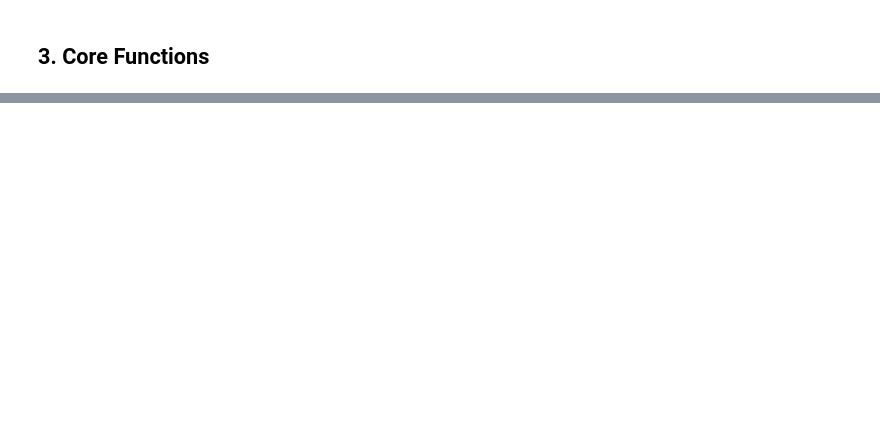
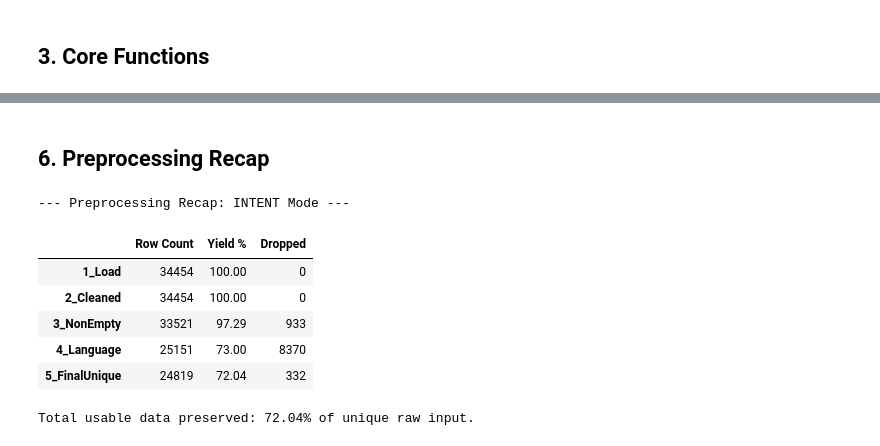
Before and after one commit to meryrahou/UnthAI, a Jupyter notebook: preprocessing_pipeline.ipynb, the cells around one changed output, grey strips where cells are left out. Saved outputs shown, nothing was run; the diff lists cells and outputs as text; code cells hidden in the pictures; blank space fills up the shorter version.

```diff
--- a/preprocessing_pipeline.ipynb
+++ b/preprocessing_pipeline.ipynb
@@ -33,13 +33,17 @@ initial_count = len(df)
 df = df.dropna(subset=['comment_text'])
 after_nulls = len(df)
 
-# 2. Drop duplicates in comment_text
+# 2. Shuffle globally
+df = df.sample(frac=1, random_state=42).reset_index(drop=True)
+
+# 3. Drop duplicates in comment_text
 df = df.drop_duplicates(subset=['comment_text'])
 after_dedup = len(df)
 
 print(f"--- Initial Cleaning Results ---")
 print(f"Raw rows: {initial_count}")
 print(f"Dropped {initial_count - after_nulls} null rows.")
+print(f"Global shuffle applied.")
 print(f"Dropped {after_nulls - after_dedup} duplicate rows.")
 print(f"Total unique usable rows: {len(df)}")
 # %% [output]
@@ -226,0 +208,31 @@ display(sample_df[['raw_text', 'comment_text']].head(20))
+# %%
+recap = {}
+recap['1_Load'] = len(df)
+
+print(f"Applying pipeline to FULL dataset ({len(df)} rows)... Mode: {MODE}")
+final_df = df.copy()
+
+final_df['comment_text'] = final_df['comment_text'].apply(lambda x: full_pipeline(x, MODE, verbose=False))
+recap['2_Cleaned'] = len(final_df)
+
+print("Removing empty results...")
+final_df = final_df[final_df['comment_text'].str.strip() != ""]
+final_df = final_df.dropna(subset=['comment_text'])
+recap['3_NonEmpty'] = len(final_df)
+
+print("Enforcing script rules (Arabic/Latin)...")
+final_df = final_df[final_df['comment_text'].apply(is_target_language)]
+recap['4_Language'] = len(final_df)
+
+print("Final deduplication and shuffle...")
+final_df = final_df.drop_duplicates(subset=['comment_text'])
+recap['5_FinalUnique'] = len(final_df)
+
+print("Assigning Random IDs...")
+final_df = final_df.sample(frac=1, random_state=42).reset_index(drop=True)
+final_df.insert(0, 'final_id', generate_random_ids(len(final_df)))
+
+output_file = f'dataset_{MODE.lower()}_preprocessed.csv'
+final_df.to_csv(output_file, index=False)
+
+print(f"\nSUCCESS! Saved {len(final_df)} high-quality rows to {output_file}")
@@ -226,0 +247,19 @@ display(sample_df[['raw_text', 'comment_text']].head(20))
+# %% [markdown]
+## 6. Preprocessing Recap
+# %%
+recap_df = pd.DataFrame.from_dict(recap, orient='index', columns=['Row Count'])
+recap_df['Yield %'] = (recap_df['Row Count'] / recap['1_Load'] * 100).round(2)
+recap_df['Dropped'] = recap_df['Row Count'].diff().fillna(0).astype(int) * -1
+
+print(f"\n--- Preprocessing Recap: {MODE} Mode ---")
+display(recap_df)
+print(f"\nTotal usable data preserved: {recap_df.iloc[-1]['Yield %']}% of unique raw input.")
+# %% [output]
+--- Preprocessing Recap: INTENT Mode ---
+|  | Row Count | Yield % | Dropped |
+| 1_Load | 34454 | 100.00 | 0 |
+| 2_Cleaned | 34454 | 100.00 | 0 |
+| 3_NonEmpty | 33521 | 97.29 | 933 |
+| 4_Language | 25151 | 73.00 | 8370 |
+| 5_FinalUnique | 24819 | 72.04 | 332 |
+Total usable data preserved: 72.04% of unique raw input.
```
Also changed, not shown: parts of 13 cells of this notebook.
